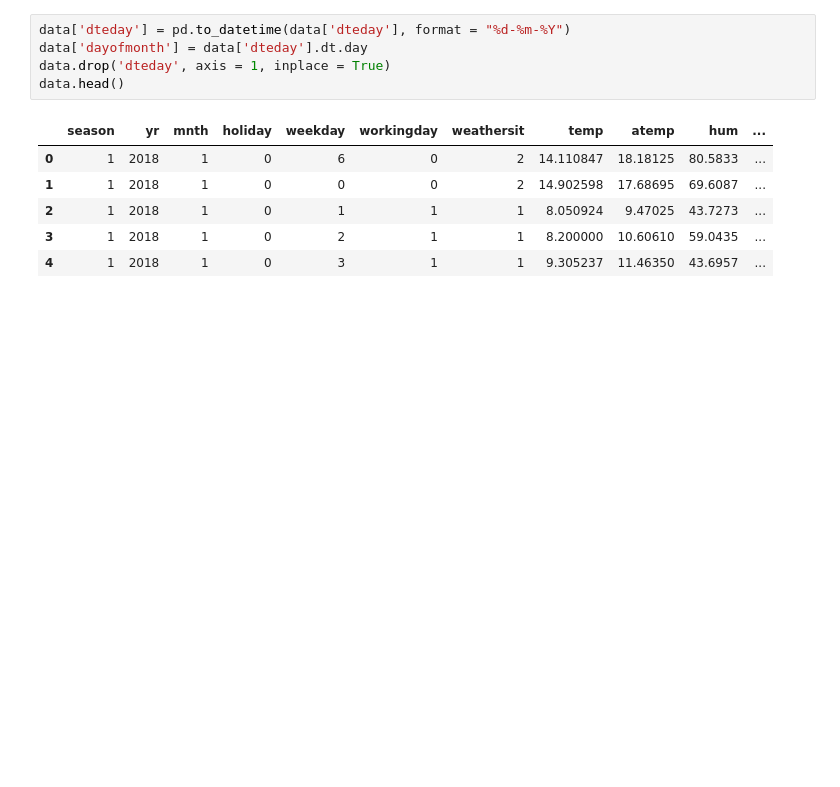
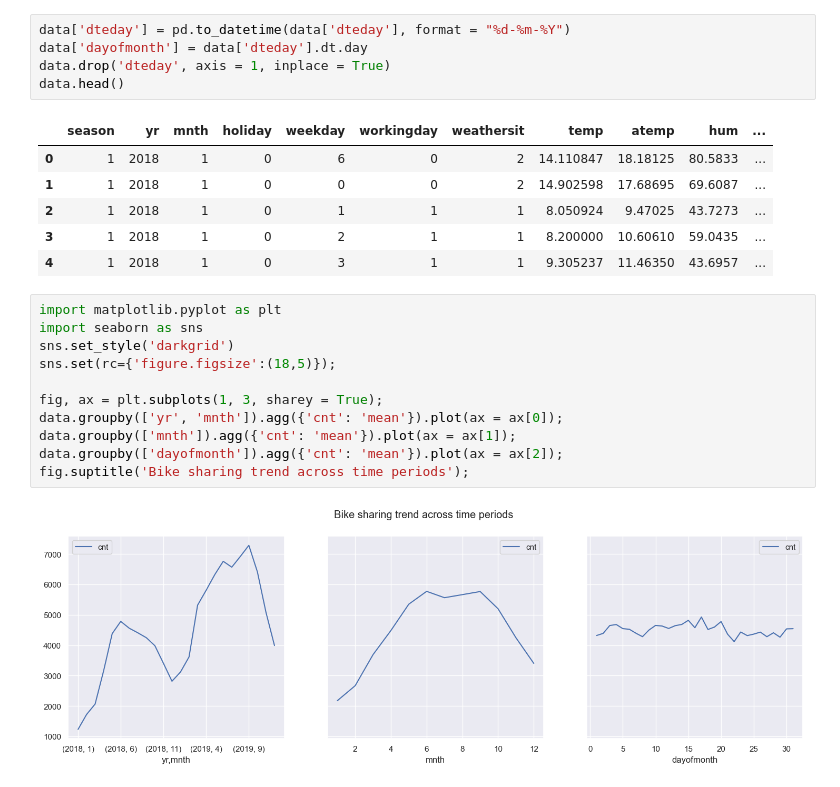
Before and after one commit to somrikbanerjee/ml_bike_sharing, a Jupyter notebook: bike_sharing_analysis.ipynb, the cells around one changed output. Cells and saved outputs as stored; diff of their text form; blank space fills up the shorter version.

```diff
--- a/bike_sharing_analysis.ipynb
+++ b/bike_sharing_analysis.ipynb
@@ -104,3 +104,16 @@ data.head()
 | 2 | 1 | 2018 | 1 | 0 | 1 | 1 | 1 | 8.050924 | 9.47025 | 43.7273 | ... |
 | 3 | 1 | 2018 | 1 | 0 | 2 | 1 | 1 | 8.200000 | 10.60610 | 59.0435 | ... |
 | 4 | 1 | 2018 | 1 | 0 | 3 | 1 | 1 | 9.305237 | 11.46350 | 43.6957 | ... |
+# %%
+import matplotlib.pyplot as plt
+import seaborn as sns
+sns.set_style('darkgrid')
+sns.set(rc={'figure.figsize':(18,5)});
+
+fig, ax = plt.subplots(1, 3, sharey = True);
+data.groupby(['yr', 'mnth']).agg({'cnt': 'mean'}).plot(ax = ax[0]);
+data.groupby(['mnth']).agg({'cnt': 'mean'}).plot(ax = ax[1]);
+data.groupby(['dayofmonth']).agg({'cnt': 'mean'}).plot(ax = ax[2]);
+fig.suptitle('Bike sharing trend across time periods');
+# %% [output]
+[figure, added]
```
Also changed, not shown: parts of 42 cells of this notebook.
